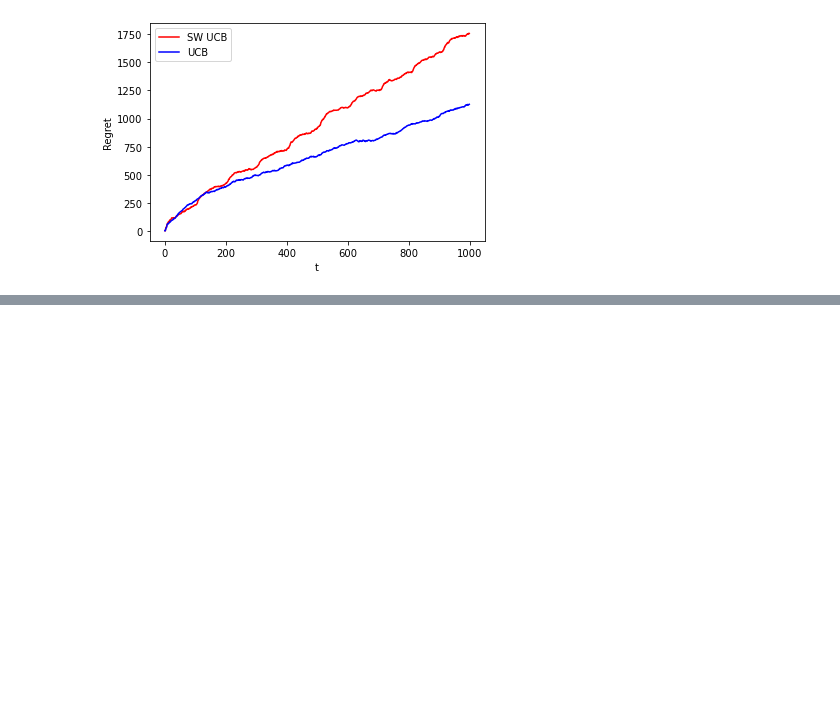
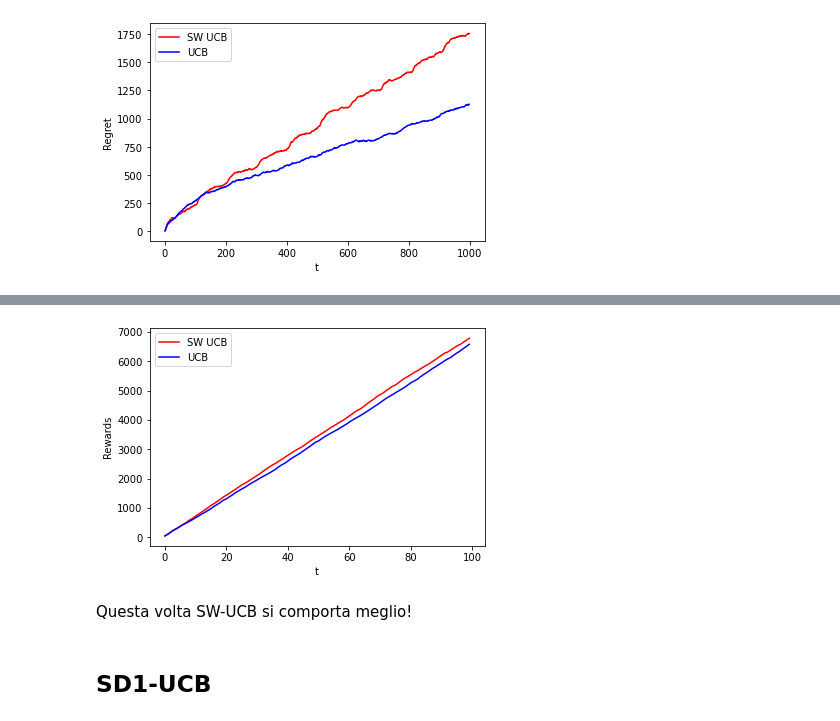
Before and after one commit to GiuliaMontani/Online-learning-application, a Jupyter notebook: Ola_project/Step6.ipynb, the cells around one changed output, grey strips where cells are left out. Saved outputs shown, nothing was run; the diff lists cells and outputs as text; code cells hidden in the pictures; blank space fills up the shorter version.

```diff
--- a/Ola_project/Step6.ipynb
+++ b/Ola_project/Step6.ipynb
@@ -212,7 +219,7 @@ ucb_pulls_per_arm_per_experiment = []
 
 env = Environment(n_arms, E, margins_matrix, num_users, fixed_alpha,fixed_weights,fixed_units)
 ts_learner = TS_poisson(n_arms=n_arms)
-swts_learner = SWTS(n_arms, window_size)
+swts_learner = SW_TS(n_arms, window_size)
 
 
 pulled_arm = ts_learner.pull_arm(env.margins_matrix)
@@ -352,17 +359,15 @@ beta_parameters [[[4. 4.]
 # %%
-from Algorithms.SW_UCB_Learner import SW_UCB
-
-#Comparison between TS and UCB
+#Comparison between SW-UCB and UCB
 
 n_arms = 4
 num_users = 100
-n_days = 1000
+n_days = 20
 fixed_alpha = 1
 fixed_weights = 0
 fixed_units = 1  # 0 ?
-n_experiments = 10
+n_experiments = 1
 
-window_size = 100
+window_size = 10
 
 sw_ucb_rewards_per_experiment = []
 ucb_rewards_per_experiment = []
@@ -405,0 +515,14 @@ plt.show()
+# %%
+plt.figure(0)
+plt.xlabel("t")
+plt.ylabel("Rewards")
+plt.plot(np.cumsum(np.mean(sw_ucb_rewards_per_experiment, axis=0)), 'r')
+plt.plot(np.cumsum(np.mean(ucb_rewards_per_experiment, axis=0)), 'b')
+plt.legend(["SW UCB","UCB"])
+plt.show()
+# %% [output]
+[figure, added]
+# %% [markdown]
+Questa volta SW-UCB si comporta meglio!
+# %% [markdown]
+## SD1-UCB
```
Also changed, not shown: parts of 18 cells of this notebook, 3 other files.
